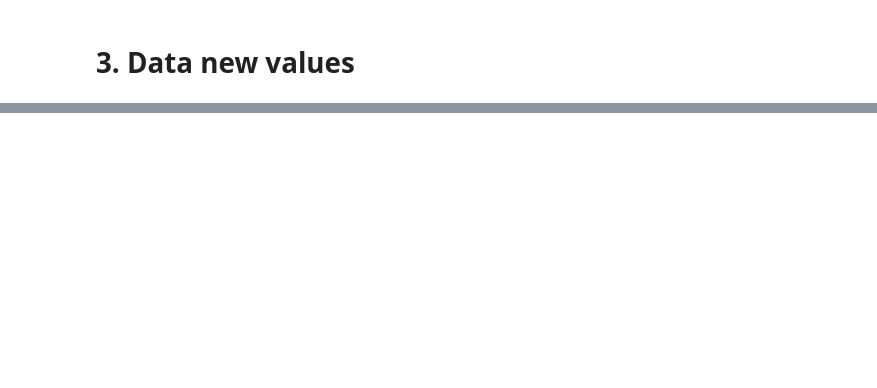
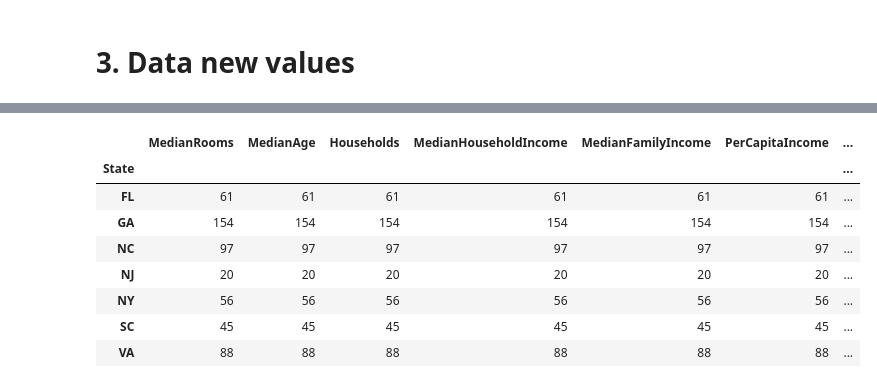
Before and after one commit to sagallegomu/prediccion-real-estate, a Jupyter notebook: data_analisis/5.matriz_covarianza_outliers.ipynb, the cells around one changed output, grey strips where cells are left out. Cells and saved outputs as stored; diff of their text form; code cells hidden in the pictures; blank space fills up the shorter version.

Commit message:
update models 2,3

```diff
--- a/data_analisis/5.matriz_covarianza_outliers.ipynb
+++ b/data_analisis/5.matriz_covarianza_outliers.ipynb
@@ -263,0 +266,6 @@ cov_data_new_values.to_csv('../data/process_data/cov_new_values.csv', index = Fa
+# %%
+data_new_valueslog = pd.read_csv('../data/process_data/new_values_log.csv')
+# %%
+cov_new_values = apply_covariance_outliers(data_new_valueslog,covarianzas)
+best_new_values = cov_new_values.loc[cov_new_values.groupby('State')['score_modelo_test'].idxmax()]
+best_new_values
@@ -263,0 +281,13 @@ cov_data_new_values.to_csv('../data/process_data/cov_new_values.csv', index = Fa
+# %%
+cov_data_new_values = apply_best_covariance_method(data_new_values,best_new_values,covarianzas)
+cov_data_new_values.groupby('State').count()
+# %% [output]
+|  | MedianRooms | MedianAge | Households | MedianHouseholdIncome | MedianFamilyIncome | PerCapitaIncome | ... |
+| State |  |  |  |  |  |  | ... |
+| FL | 61 | 61 | 61 | 61 | 61 | 61 | ... |
+| GA | 154 | 154 | 154 | 154 | 154 | 154 | ... |
+| NC | 97 | 97 | 97 | 97 | 97 | 97 | ... |
+| NJ | 20 | 20 | 20 | 20 | 20 | 20 | ... |
+| NY | 56 | 56 | 56 | 56 | 56 | 56 | ... |
+| SC | 45 | 45 | 45 | 45 | 45 | 45 | ... |
+| VA | 88 | 88 | 88 | 88 | 88 | 88 | ... |
```
Also changed, not shown: parts of 9 cells of this notebook, 15 other files.
